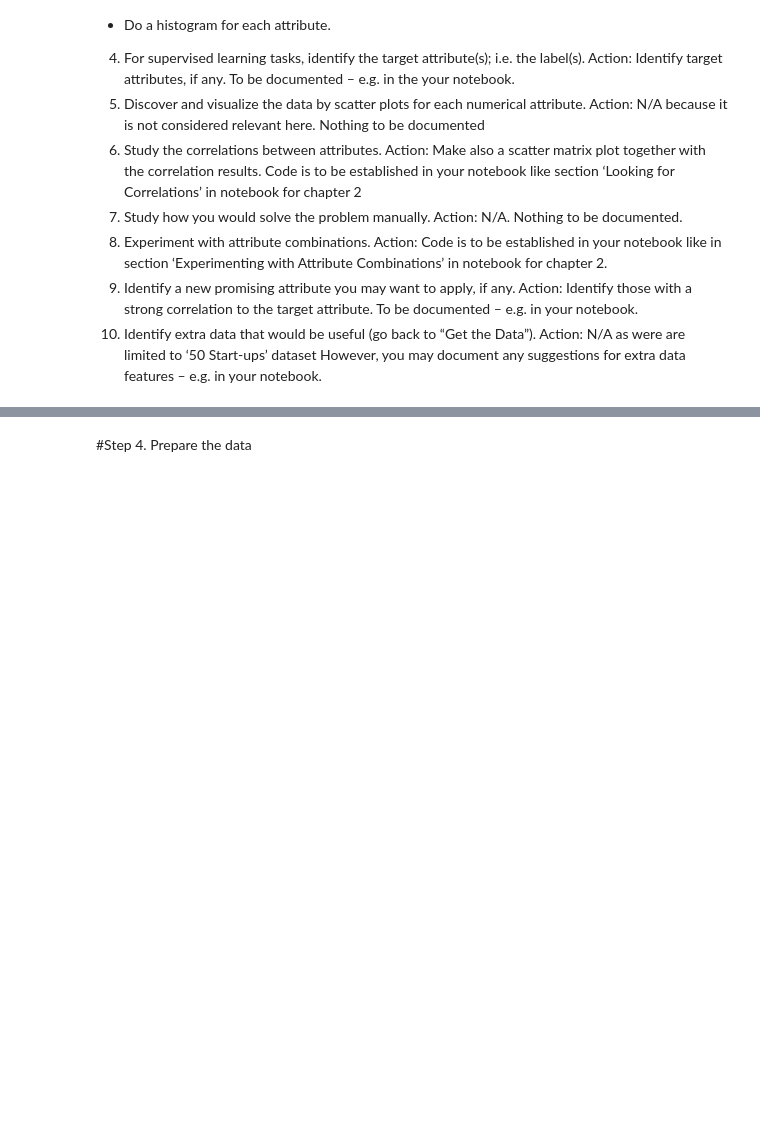
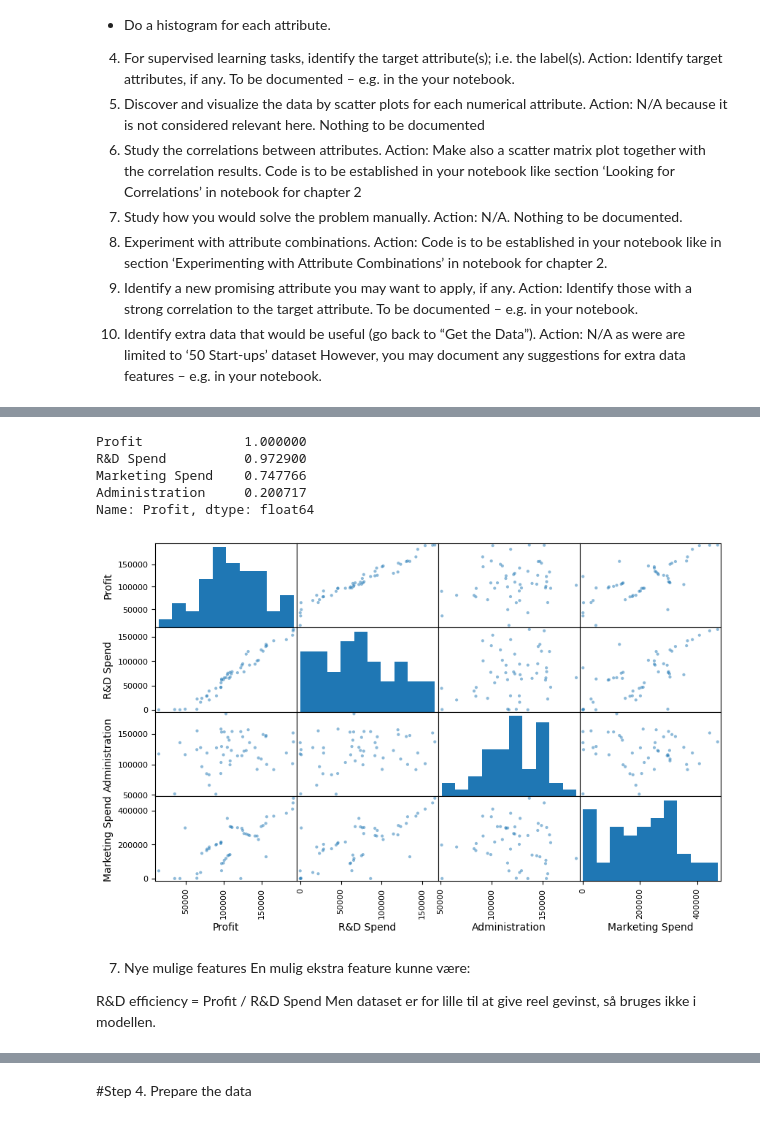
Before and after one commit to HazaraTechLab/Big-Mamma-Pizzaria, a Jupyter notebook: 50StartUps.ipynb, the cells around one changed output, grey strips where cells are left out. Saved outputs shown, nothing was run; the diff lists cells and outputs as text; code cells hidden in the pictures; blank space fills up the shorter version.

```diff
--- a/50StartUps.ipynb
+++ b/50StartUps.ipynb
@@ -294,0 +303,21 @@ However, you may document any suggestions for extra data features – e.g. in yo
+# %%
+6.
+corr_matrix = df.corr(numeric_only=True)
+print(corr_matrix["Profit"].sort_values(ascending=False))
+
+from pandas.plotting import scatter_matrix
+scatter_matrix(df[["Profit","R&D Spend","Administration","Marketing Spend"]], figsize=(10, 6))
+plt.show()
+# %% [output]
+Profit             1.000000
+R&D Spend          0.972900
+Marketing Spend    0.747766
+Administration     0.200717
+Name: Profit, dtype: float64
+[figure, added]
+# %% [markdown]
+7. Nye mulige features
+En mulig ekstra feature kunne være:
+
+R&D efficiency = Profit / R&D Spend
+Men dataset er for lille til at give reel gevinst, så bruges ikke i modellen.
```
Also changed, not shown: parts of 6 cells of this notebook.
